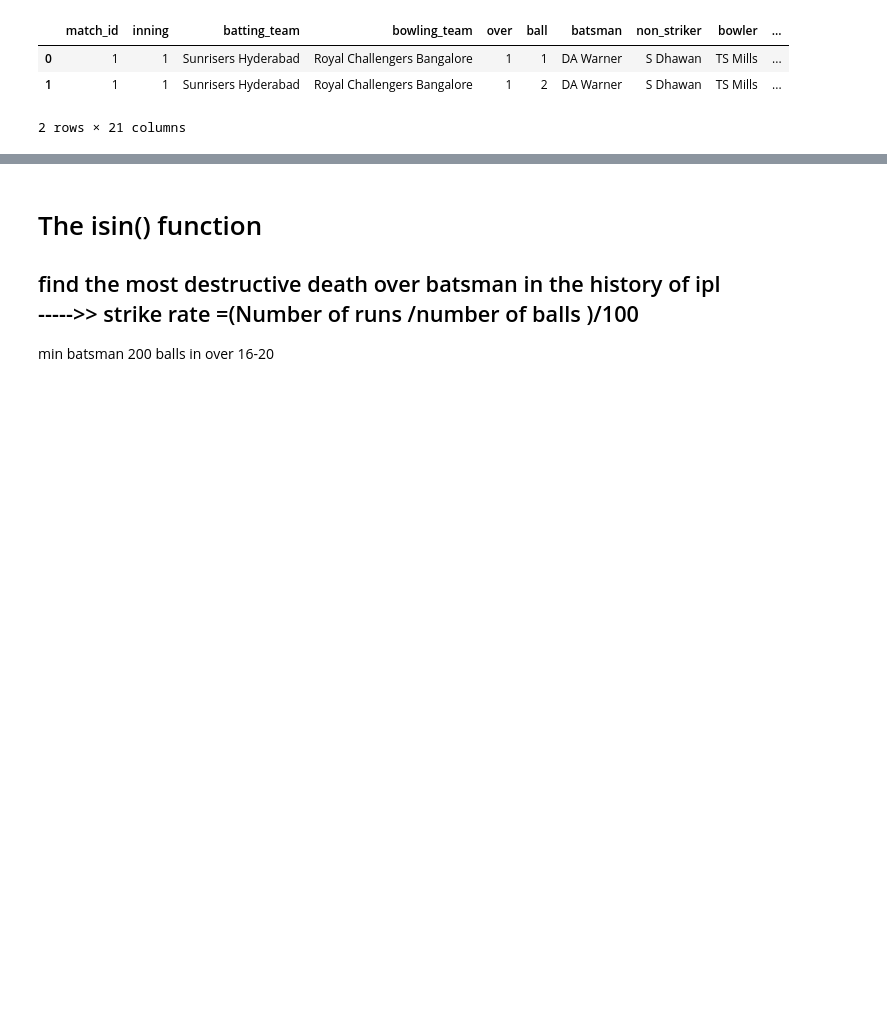
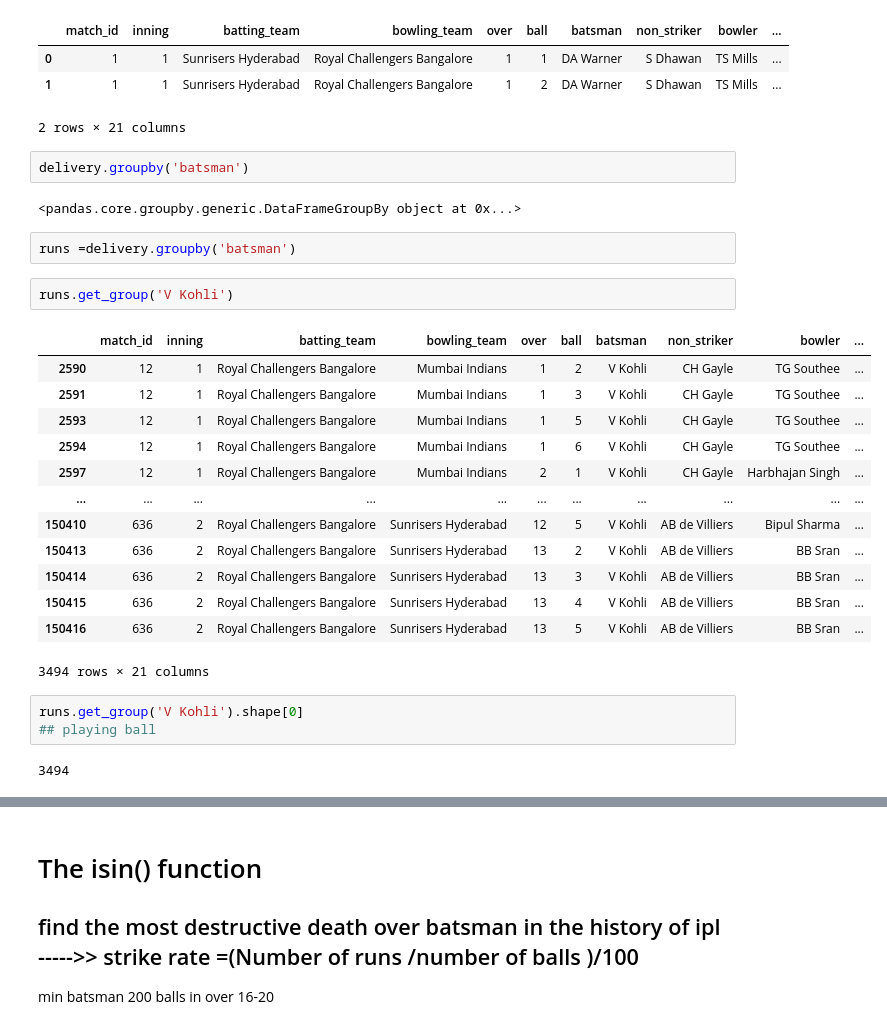
Before and after one commit to foysalpranto121/pandas-Update-version, a Jupyter notebook: pandas in all in one .ipynb, the cells around one changed output, grey strips where cells are left out. Cells and saved outputs as stored; diff of their text form; blank space fills up the shorter version.

```diff
--- a/pandas in all in one .ipynb
+++ b/pandas in all in one .ipynb
@@ -639,3 +639,30 @@ delivery.head(2)
 | 0 | 1 | 1 | Sunrisers Hyderabad | Royal Challengers Bangalore | 1 | 1 | DA Warner | S Dhawan | TS Mills | ... |
 | 1 | 1 | 1 | Sunrisers Hyderabad | Royal Challengers Bangalore | 1 | 2 | DA Warner | S Dhawan | TS Mills | ... |
 2 rows × 21 columns
+# %%
+delivery.groupby('batsman')
+# %% [output]
+<pandas.core.groupby.generic.DataFrameGroupBy object at 0x...>
+# %%
+runs =delivery.groupby('batsman')
+# %%
+runs.get_group('V Kohli')
+# %% [output]
+|  | match_id | inning | batting_team | bowling_team | over | ball | batsman | non_striker | bowler | ... |
+| 2590 | 12 | 1 | Royal Challengers Bangalore | Mumbai Indians | 1 | 2 | V Kohli | CH Gayle | TG Southee | ... |
+| 2591 | 12 | 1 | Royal Challengers Bangalore | Mumbai Indians | 1 | 3 | V Kohli | CH Gayle | TG Southee | ... |
+| 2593 | 12 | 1 | Royal Challengers Bangalore | Mumbai Indians | 1 | 5 | V Kohli | CH Gayle | TG Southee | ... |
+| 2594 | 12 | 1 | Royal Challengers Bangalore | Mumbai Indians | 1 | 6 | V Kohli | CH Gayle | TG Southee | ... |
+| 2597 | 12 | 1 | Royal Challengers Bangalore | Mumbai Indians | 2 | 1 | V Kohli | CH Gayle | Harbhajan Singh | ... |
+| ... | ... | ... | ... | ... | ... | ... | ... | ... | ... | ... |
+| 150410 | 636 | 2 | Royal Challengers Bangalore | Sunrisers Hyderabad | 12 | 5 | V Kohli | AB de Villiers | Bipul Sharma | ... |
+| 150413 | 636 | 2 | Royal Challengers Bangalore | Sunrisers Hyderabad | 13 | 2 | V Kohli | AB de Villiers | BB Sran | ... |
+| 150414 | 636 | 2 | Royal Challengers Bangalore | Sunrisers Hyderabad | 13 | 3 | V Kohli | AB de Villiers | BB Sran | ... |
+| 150415 | 636 | 2 | Royal Challengers Bangalore | Sunrisers Hyderabad | 13 | 4 | V Kohli | AB de Villiers | BB Sran | ... |
+| 150416 | 636 | 2 | Royal Challengers Bangalore | Sunrisers Hyderabad | 13 | 5 | V Kohli | AB de Villiers | BB Sran | ... |
+3494 rows × 21 columns
+# %%
+runs.get_group('V Kohli').shape[0]
+## playing ball
+# %% [output]
+3494
```
Also changed, not shown: parts of 8 cells of this notebook.
